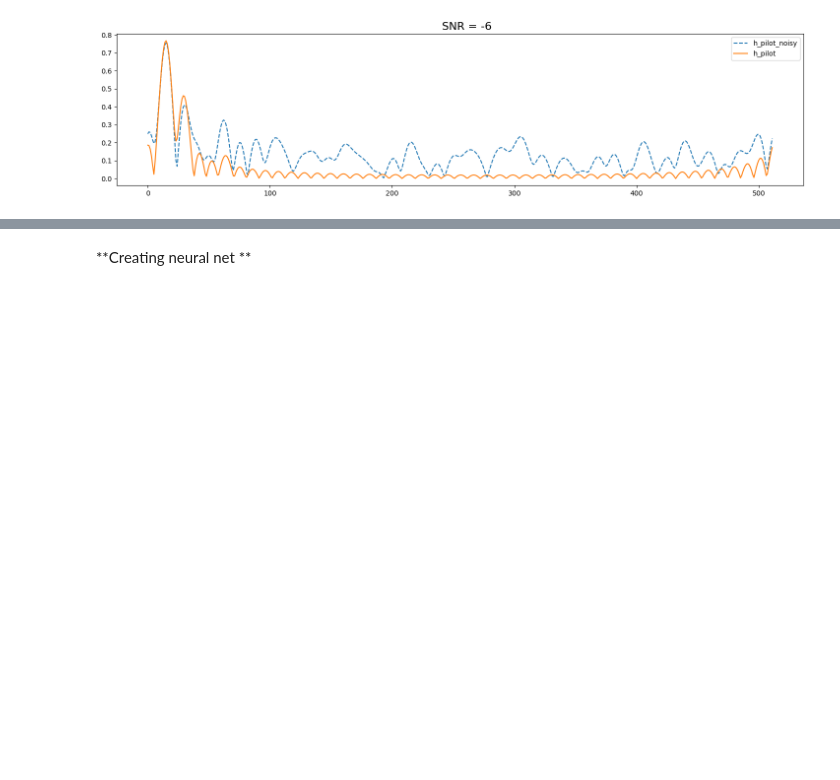
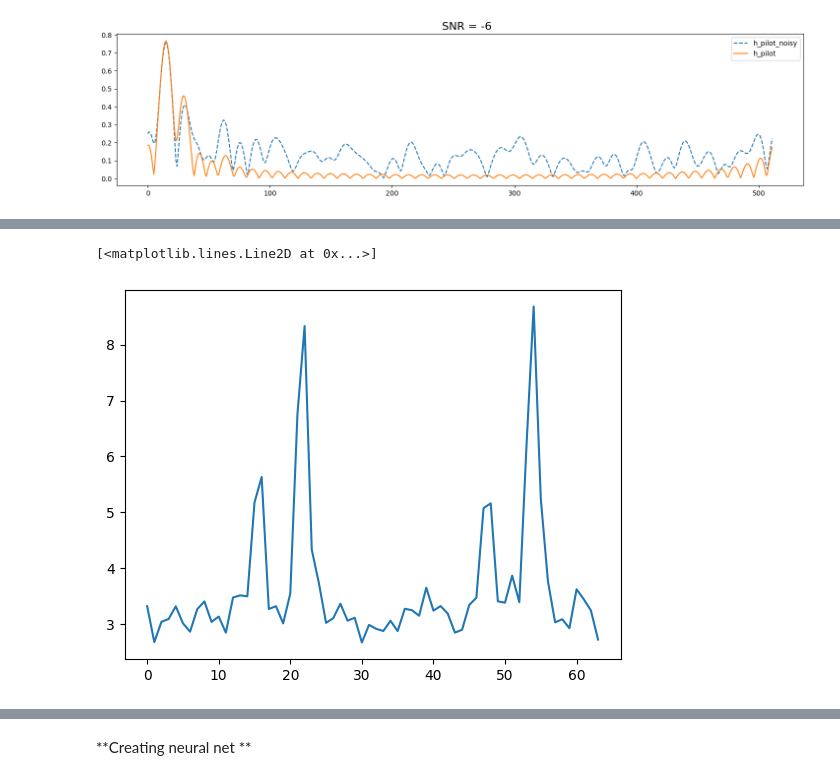
Before and after one commit to Albly/ML_for_channel_estimation, a Jupyter notebook: main.ipynb, the cells around one changed output, grey strips where cells are left out. Cells and saved outputs as stored; diff of their text form; code cells hidden in the pictures; blank space fills up the shorter version.

```diff
--- a/main.ipynb
+++ b/main.ipynb
@@ -557,0 +604,5 @@ def convert_rx_to_beam_domain(recieved_data, recieved_pilots, num_beams):
+# %%
+plt.plot(beam_u_power)
+# %% [output]
+[<matplotlib.lines.Line2D at 0x...>]
+[figure, added]
```
Also changed, not shown: parts of 13 cells of this notebook.
